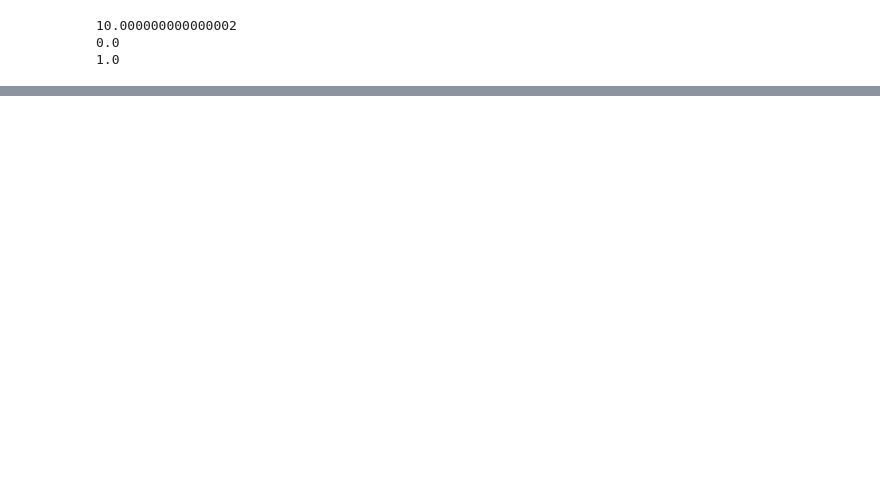
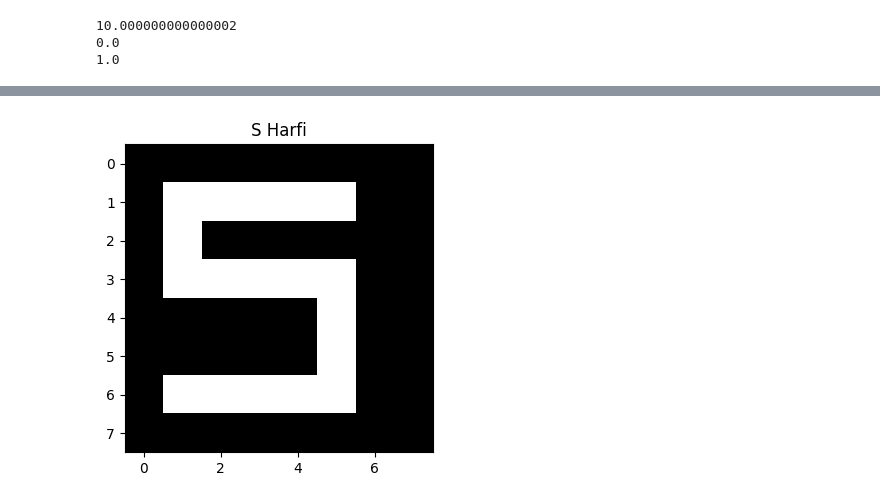
Before and after one commit to sevaradevoloper/22.08, a Jupyter notebook: Untitled57.ipynb, the cells around one changed output, grey strips where cells are left out. Cells and saved outputs as stored; diff of their text form; code cells hidden in the pictures; blank space fills up the shorter version.

```diff
--- a/Untitled57.ipynb
+++ b/Untitled57.ipynb
@@ -446,0 +688,23 @@ print(det_C)
+# %%
+# 4. O'z harfingizni yasang   [kod]
+# np.zeros((8, 8)) dan boshlab familiyangizning birinchi harfini chizing (masalan 'A', 'K', 'S'). Indekslash bilan piksellarni 1 ga tenglang va plt.imshow(img, cmap='gray') bilan ko'rsating. img.shape ni print qiling.
+
+# ESLATMA:  img[qator, ustun] — avval y, keyin x. Rasmda y pastga qarab o'sadi!
+
+img_s = np.zeros((8, 8))
+
+# Gorizontal chiziqlar (Tepasi, O'rtasi, Pasti)
+img_s[1, 1:6] = 1  # Yuqori
+img_s[3, 1:6] = 1  # O'rta
+img_s[6, 1:6] = 1  # Pastki
+
+# Vertikal burilishlar
+img_s[2, 1] = 1  # Yuqori chap
+img_s[4:6, 5] = 1  # Pastki o'ng
+
+plt.figure(figsize=(4, 4))
+plt.imshow(img_s, cmap='gray')
+plt.title("S Harfi", fontsize=12)
+plt.show()
+# %% [output]
+[figure, added]
```
Also changed, not shown: parts of 12 cells of this notebook.
